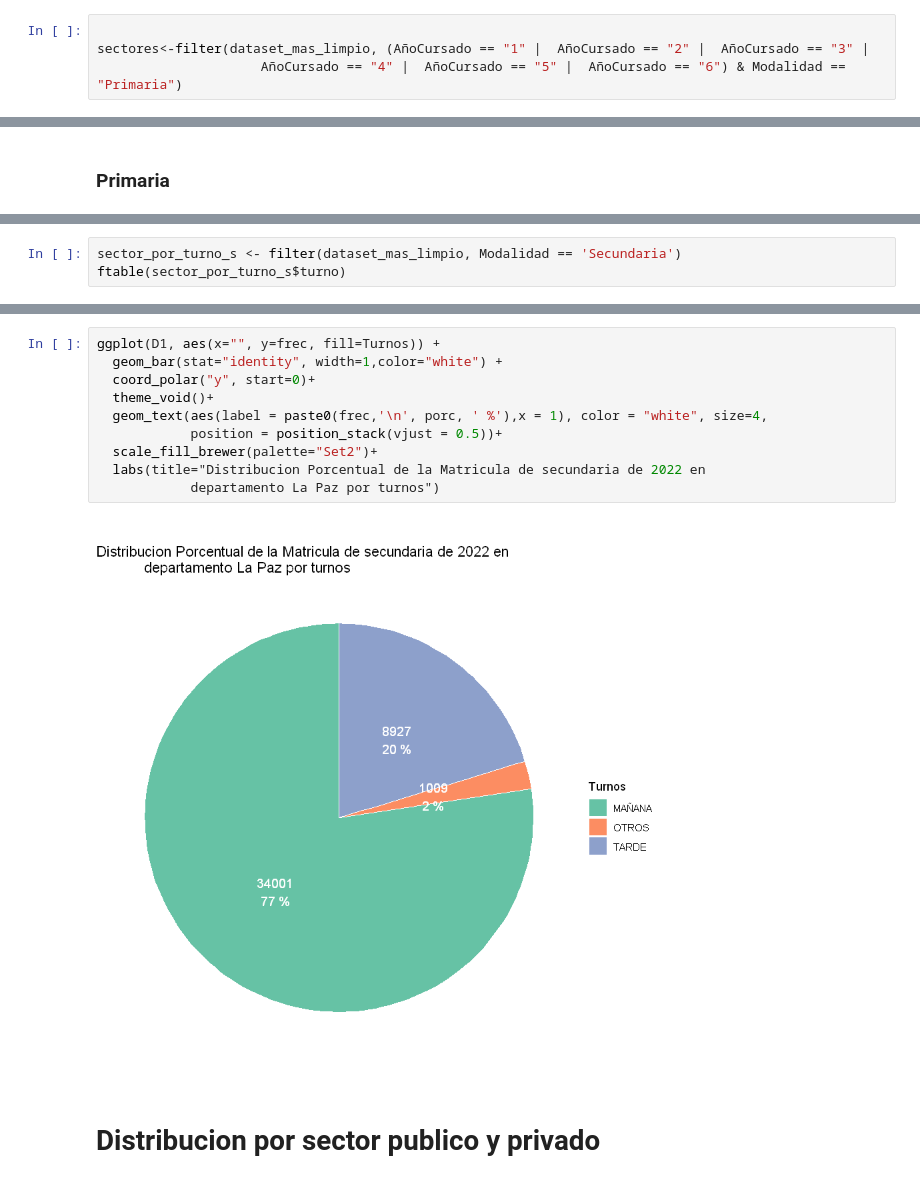
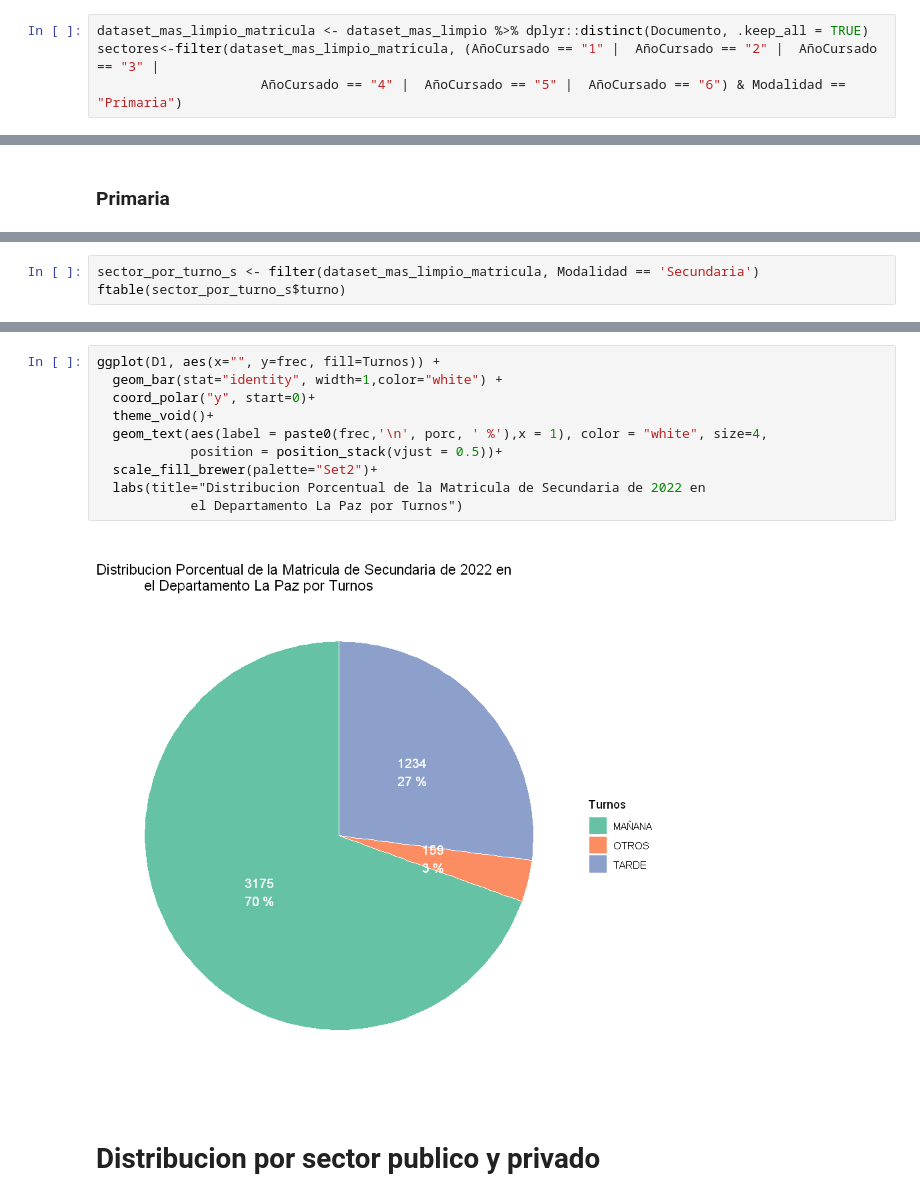
Before and after one commit to Nefertumm/EDM_2023, a Jupyter notebook: Dataset_escuelas/TP2.ipynb, the cells around one changed output, grey strips where cells are left out. Drawn from its saved outputs; the diff is of its cells as text.

```diff
--- a/Dataset_escuelas/TP2.ipynb
+++ b/Dataset_escuelas/TP2.ipynb
@@ -96,8 +92,8 @@ ftable(dataset_mas_limpio$Modalidad)
 # %% [markdown]
 ### Primaria
 # %%
-
-sectores<-filter(dataset_mas_limpio, (AñoCursado == "1" |  AñoCursado == "2" |  AñoCursado == "3" |
+dataset_mas_limpio_matricula <- dataset_mas_limpio %>% dplyr::distinct(Documento, .keep_all = TRUE)
+sectores<-filter(dataset_mas_limpio_matricula, (AñoCursado == "1" |  AñoCursado == "2" |  AñoCursado == "3" |
                      AñoCursado == "4" |  AñoCursado == "5" |  AñoCursado == "6") & Modalidad == "Primaria")
 # %%
 library(ggplot2)
@@ -223,5 +219,5 @@ ggplot(D1, aes(x="", y=frec, fill=turnos)) +
 # %%
-sector_por_turno_s <- filter(dataset_mas_limpio, Modalidad == 'Secundaria')
+sector_por_turno_s <- filter(dataset_mas_limpio_matricula, Modalidad == 'Secundaria')
 ftable(sector_por_turno_s$turno)
 # %% [output]
  DIURNO MAÑANA NOCHE ROTATIVO TARDE VESPERTINO
@@ -253,15 +246,15 @@ MAÑANA  OTROS  TARDE
 # %%
 ggplot(D1, aes(x="", y=frec, fill=Turnos)) +
   geom_bar(stat="identity", width=1,color="white") +
   coord_polar("y", start=0)+
   theme_void()+
   geom_text(aes(label = paste0(frec,'\n', porc, ' %'),x = 1), color = "white", size=4,
             position = position_stack(vjust = 0.5))+
   scale_fill_brewer(palette="Set2")+
-  labs(title="Distribucion Porcentual de la Matricula de secundaria de 2022 en
-            departamento La Paz por turnos")
+  labs(title="Distribucion Porcentual de la Matricula de Secundaria de 2022 en
+            el Departamento La Paz por Turnos")
 # %% [output]
-[figure, old version]
+[figure, new version]
 # %% [markdown]
 # Distribucion por sector publico y privado
 # %%
```
Also changed, not shown: parts of 65 cells of this notebook, 1 other file.
